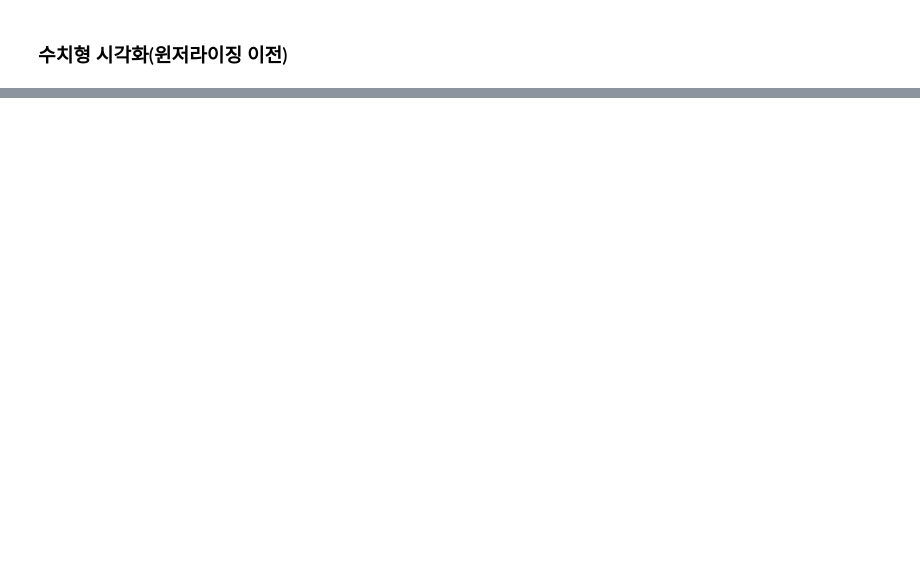
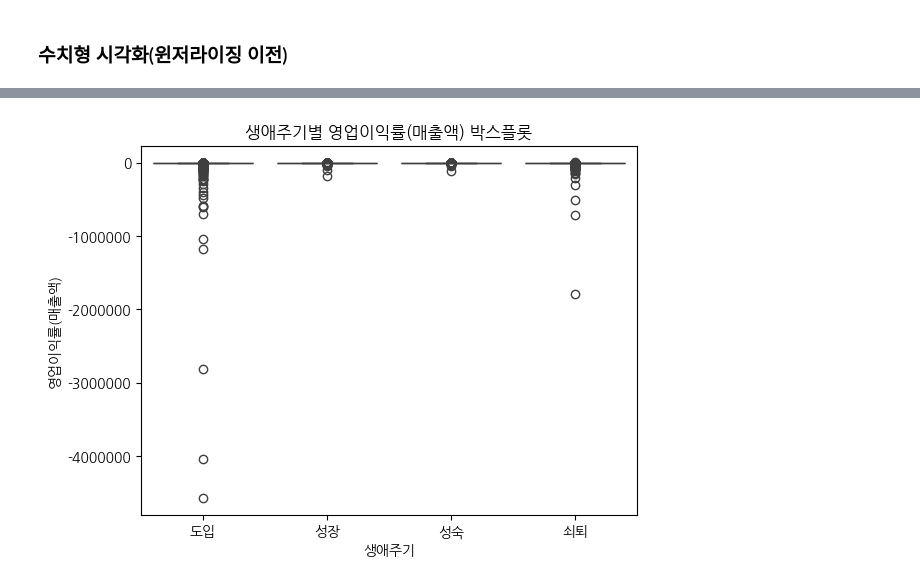
Before and after one commit to busiri/busil, a Jupyter notebook: 2단계(EDA).ipynb, the cells around one changed output, grey strips where cells are left out. Saved outputs shown, nothing was run; the diff lists cells and outputs as text; code cells hidden in the pictures; blank space fills up the shorter version.

```diff
--- a/2단계(EDA).ipynb
+++ b/2단계(EDA).ipynb
@@ -67,6 +86,11 @@ print(f'쇠퇴기 데이터 부실 비율 : {value4*100:.4f}%')
 성장기 데이터 부실 비율 : 2.9847%
 성숙기 데이터 부실 비율 : 3.1310%
 쇠퇴기 데이터 부실 비율 : 15.4273%
+# %%
+df_도입['생애주기'] = '도입'
+df_성장['생애주기'] = '성장'
+df_성숙['생애주기'] = '성숙'
+df_쇠퇴['생애주기'] = '쇠퇴'
 # %% [markdown]
 ### 국면별로 정상기업과 부실기업 집단의 기초통계량 확인
 # %%
@@ -167,3 +191,7 @@ df.groupby(['생애주기', '부실여부']).apply(lambda group : group.isna().s
 |  | 1 | 0.0 | 0.0 | 0.0 | 0.000000 | 0.000000 | 0.000000 | 0.000000 | 0.000000 | 0.000000 | 0.000000 | ... |
 # %% [markdown]
 ### 수치형 시각화(윈저라이징 이전)
+# %%
+# 범주형 변수 분리
+cat_cols = ['IFRS_CONN','IFRS','기업규모명','대표이사변경여부','수도권','부실여부','GAAP','회계년도연속여부','생애주기']
+df[cat_cols] = df[cat_cols].astype('object')
@@ -170,6 +209,8 @@ df.groupby(['생애주기', '부실여부']).apply(lambda group : group.isna().s
 # %%
-sns.boxplot(data=filtered_lifecycle, x='생애주기', y='영업이익률(매출액)', order=stage_order)
+sns.boxplot(data=df.reset_index(drop=True), x='생애주기', y='영업이익률(매출액)')
 plt.title("생애주기별 영업이익률(매출액) 박스플롯")
 plt.ticklabel_format(style='plain', axis='y')
 plt.show()
+# %% [output]
+[figure, added]
 # %%
```
Also changed, not shown: parts of 7 cells of this notebook.
